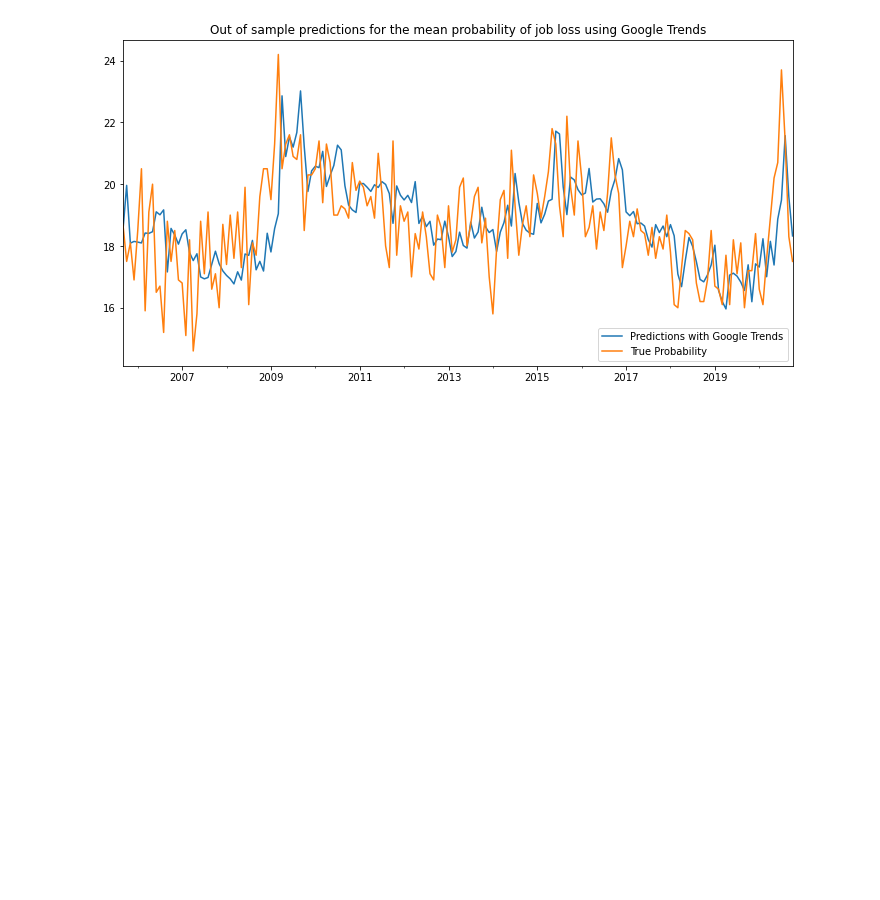
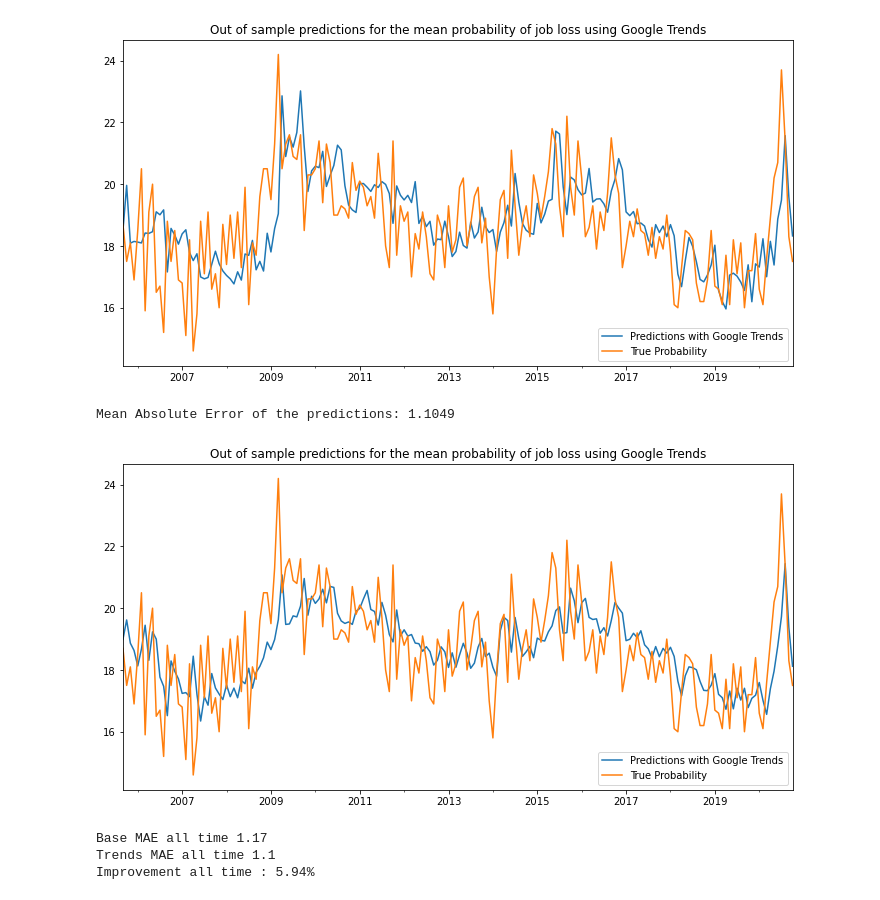
Before and after one commit to epfl-ada/ada-2020-project-milestone-p3-p3_datanalyzers, a Jupyter notebook: creative_extension.ipynb, the cells around one changed output. Saved outputs shown, nothing was run; the diff lists cells and outputs as text; code cells hidden in the pictures; blank space fills up the shorter version.

```diff
--- a/creative_extension.ipynb
+++ b/creative_extension.ipynb
@@ -453,3 +453,31 @@ print('Mean Absolute Error of the predictions: {:.4f}'.format(helpers.mae(df_ful
 # %% [output]
 Mean Absolute Error of the predictions: 1.1704
 [figure]
+# %%
+for i in range(k, len(df_full2)):
+    mod_base = smf.ols(formula='Mean ~ Mean_t_1 + Mean_t_6 + Loan + Crisis  ', data=df_full2[i-k:i])
+    res_base = mod_base.fit_regularized(alpha=0.1)
+    df_full2.loc[df_full2.index[i], 'Trends'] = res_base.predict(df_full2.iloc[i])[0]
+
+fig, ax = plt.subplots(1, 1, figsize = FIGSIZE)
+ax.set_title('Out of sample predictions for the mean probability of job loss using Google Trends')
+df_full2.Trends[forecast_start:].plot()
+df_full2.Mean[forecast_start:].plot()
+ax.legend(['Predictions with Google Trends', 'True Probability'])
+
+print('Mean Absolute Error of the predictions: {:.4f}'.format(helpers.mae(df_full2.Mean, df_full2.Trends, forecast_start)))
+# %% [output]
+Mean Absolute Error of the predictions: 1.1049
+[figure, added]
+# %%
+mae_all_base = np.mean(np.abs(df_full2[k:]["Mean"]-df_full2[k:]["Baseline"]))
+mae_all_trends = np.mean(np.abs(df_full2[k:]["Mean"]-df_full2[k:]["Trends"]))
+improvement_all = (mae_all_trends - mae_all_base)/mae_all_base*-1
+
+print("Base MAE all time","{:.3}".format(mae_all_base))
+print("Trends MAE all time","{:.3}".format(mae_all_trends))
+print("Improvement all time :","{:.2%}".format(improvement_all ))
+# %% [output]
+Base MAE all time 1.17
+Trends MAE all time 1.1
+Improvement all time : 5.94%
```
Also changed, not shown: parts of 2 cells of this notebook.
